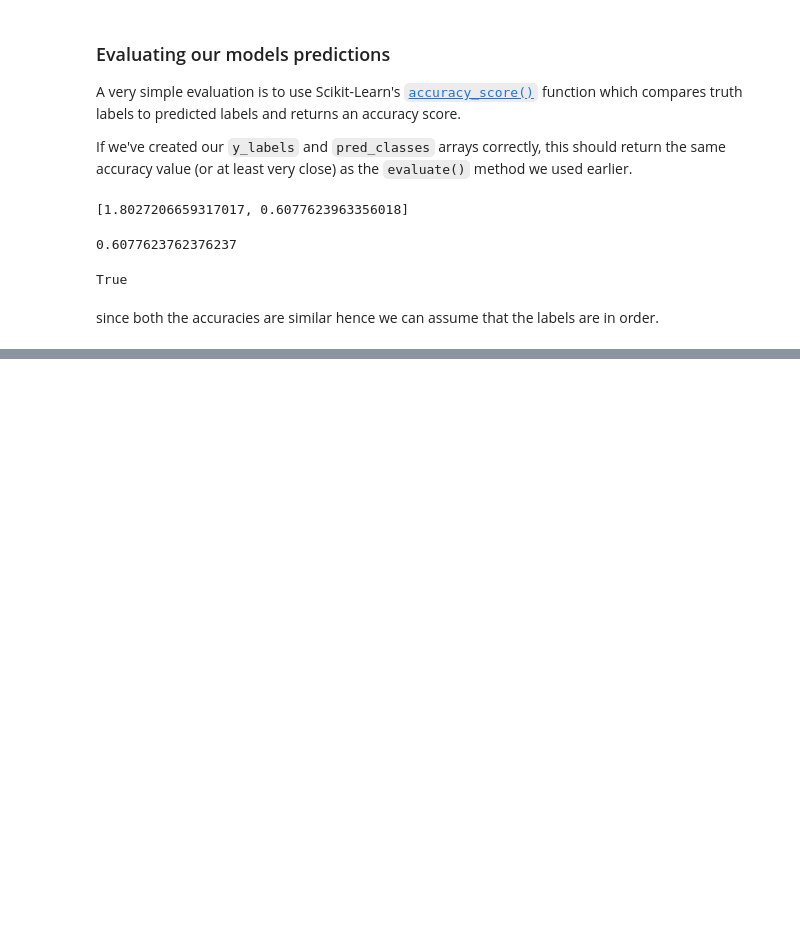
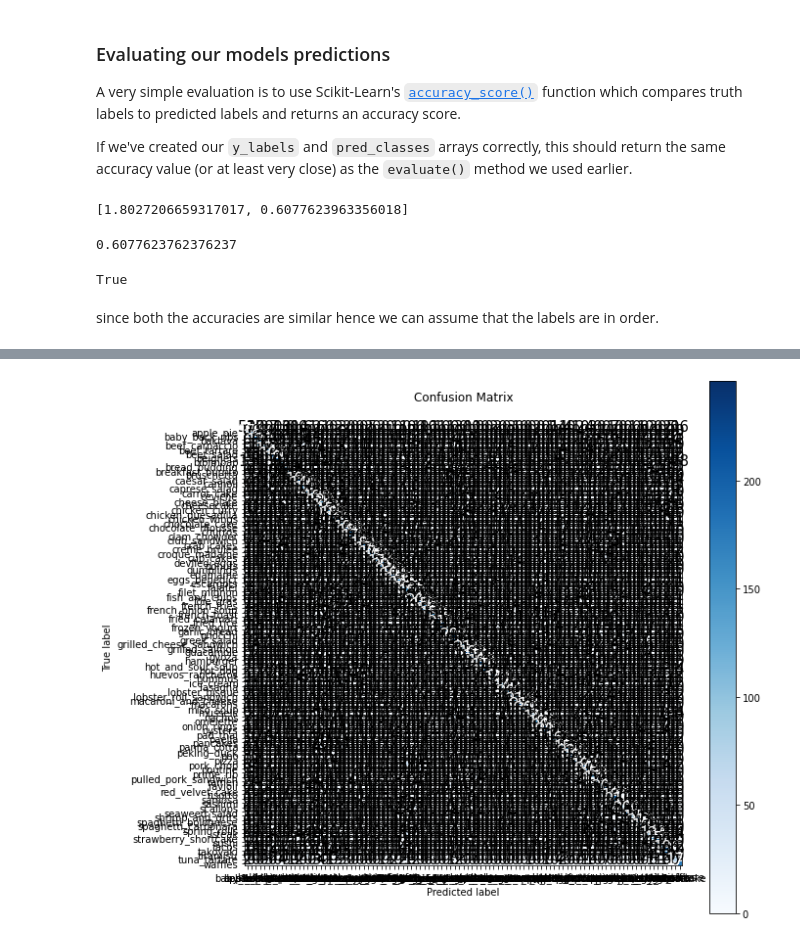
Before and after one commit to Shubhranshu-Malhotra/Tensorflow-Developer-ZTM, a Jupyter notebook: [Practice]_06_transfer_learning_in_tensorflow_part_3_scaling_up.ipynb, the cells around one changed output, grey strips where cells are left out. Drawn from its saved outputs; the diff is of its cells as text; code cells hidden in the pictures; blank space fills up the shorter version.

Commit message:
confusion matrix

```diff
--- a/[Practice]_06_transfer_learning_in_tensorflow_part_3_scaling_up.ipynb
+++ b/[Practice]_06_transfer_learning_in_tensorflow_part_3_scaling_up.ipynb
@@ -569,0 +594,4 @@ since both the accuracies are similar hence we can assume that the labels are in
+# %%
+# Get a list of class names
+class_names = test_data.class_names
+class_names[:10]
@@ -569,0 +609,4 @@ since both the accuracies are similar hence we can assume that the labels are in
+# %%
+make_confusion_matrix(y_labels, pred_classes, classes = class_names)
+# %% [output]
+[figure, added]
```
Also changed, not shown: parts of 15 cells of this notebook.
